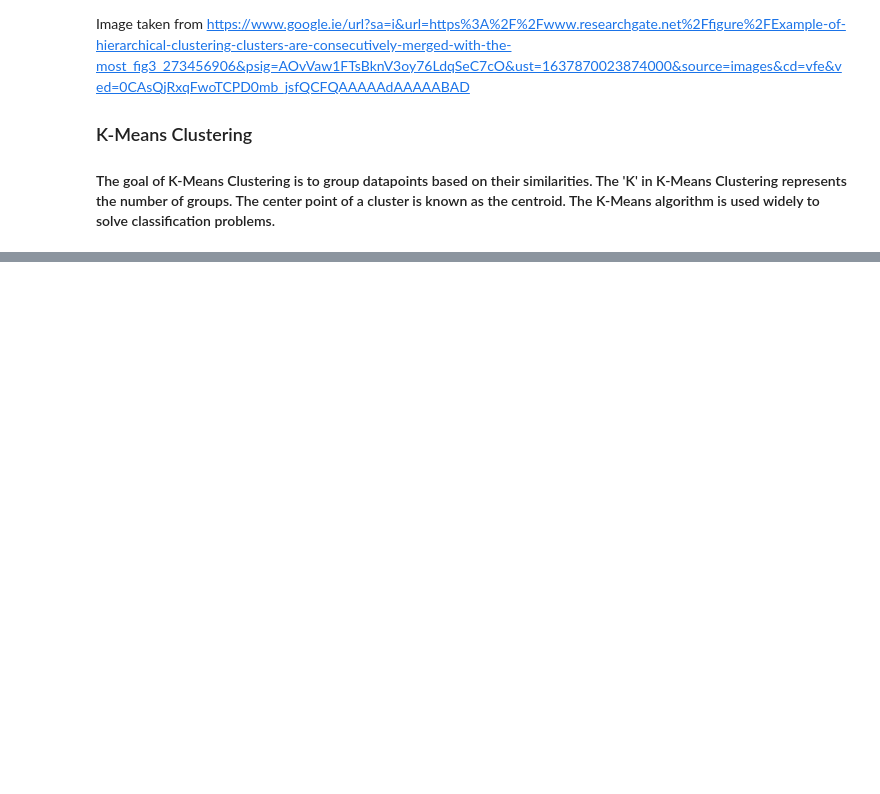
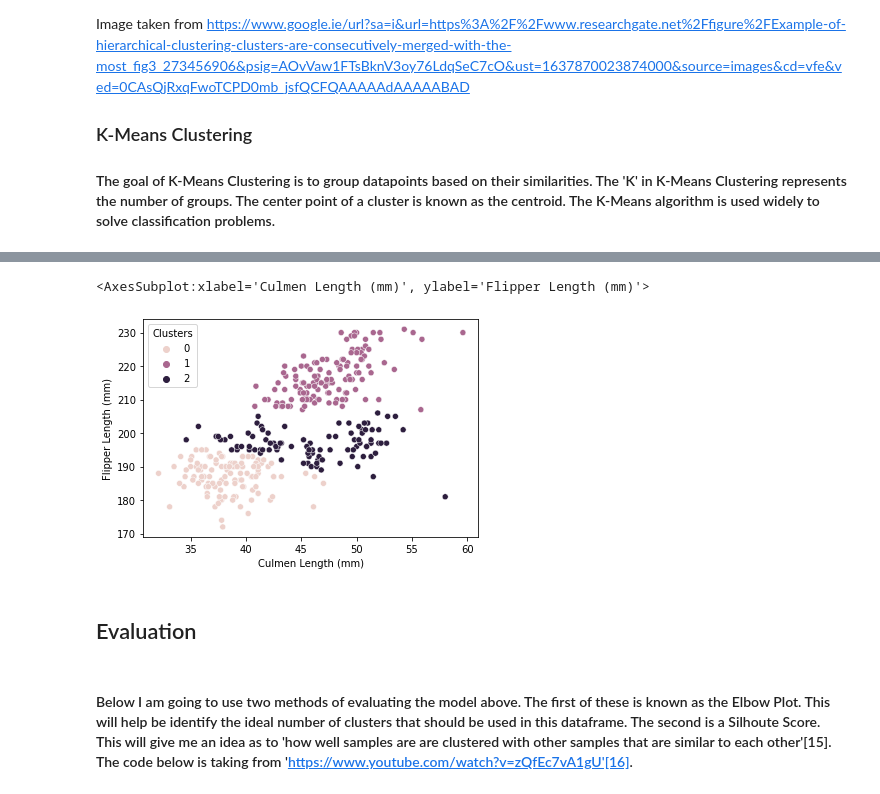
Before and after one commit to Aarondon1993/Machine-Learning-and-Statistics, a Jupyter notebook: Scikit Learn.ipynb, the cells around one changed output, grey strips where cells are left out. Cells and saved outputs as stored; diff of their text form; code cells hidden in the pictures; blank space fills up the shorter version.

Commit message:
Added clustering evaluation

```diff
--- a/Scikit Learn.ipynb
+++ b/Scikit Learn.ipynb
@@ -468,3 +525,3 @@ kmeans= KMeans(n_clusters= 3).fit(df)
 # %%
-df['labels']= kmeans.labels_
-df['labels']
+df['Clusters']= kmeans.labels_
+df['Clusters']
@@ -474,0 +546,10 @@ df.count()
+# %%
+# I can now visualize the generated clusters
+sns.scatterplot(x= "Culmen Length (mm)", y= "Flipper Length (mm)", hue= 'Clusters', data= df)
+# %% [output]
+<AxesSubplot:xlabel='Culmen Length (mm)', ylabel='Flipper Length (mm)'>
+[figure, added]
+# %% [markdown]
+## Evaluation
+# %% [markdown]
+#### Below I am going to use two methods of evaluating the model above. The first of these is known as the Elbow Plot. This will help be identify the ideal number of clusters that should be used in this dataframe. The second is a Silhoute Score. This will give me an idea as to 'how well samples are are clustered with other samples that are similar to each other'[15]. The code below is taking from 'https://www.youtube.com/watch?v=zQfEc7vA1gU'[16].
```
Also changed, not shown: parts of 23 cells of this notebook, 1 other file.
